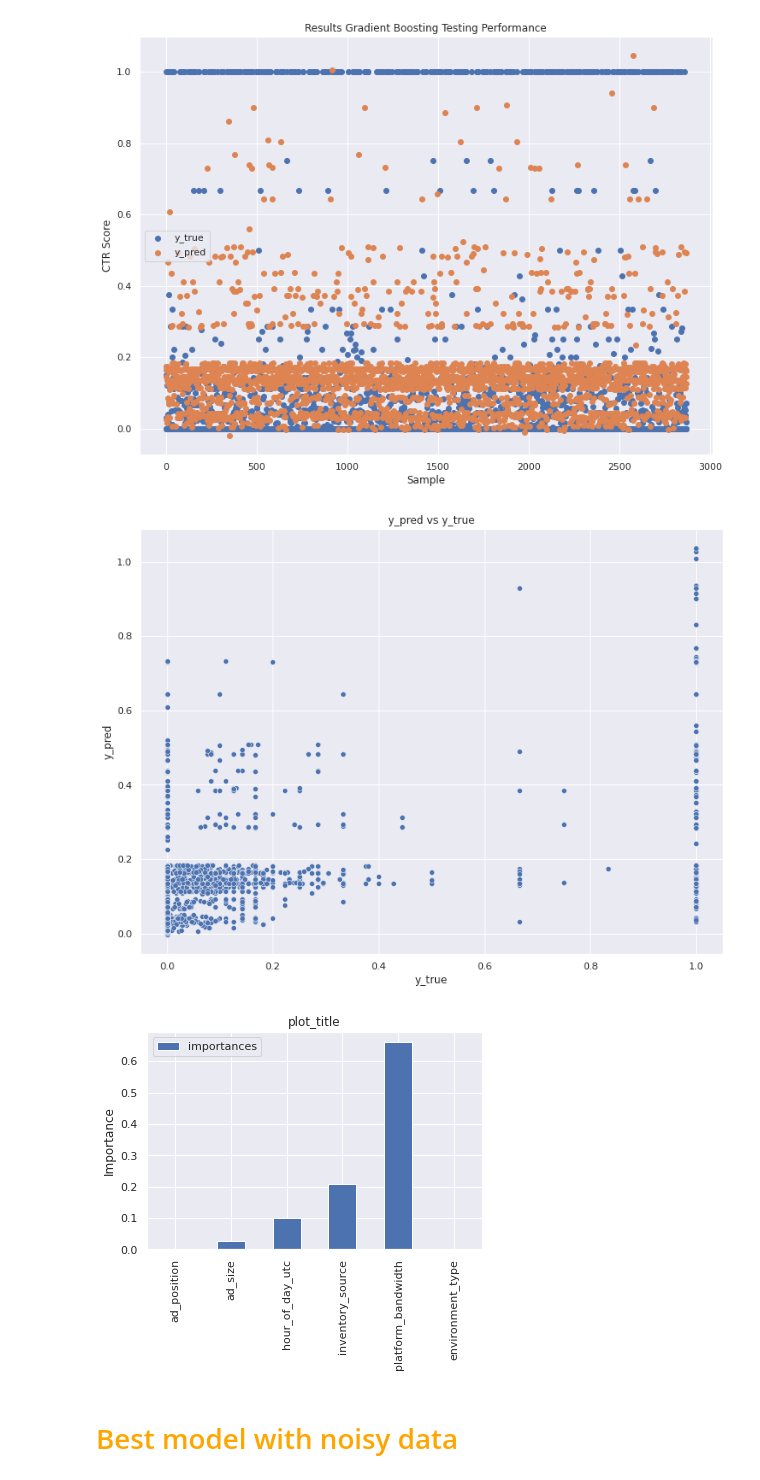
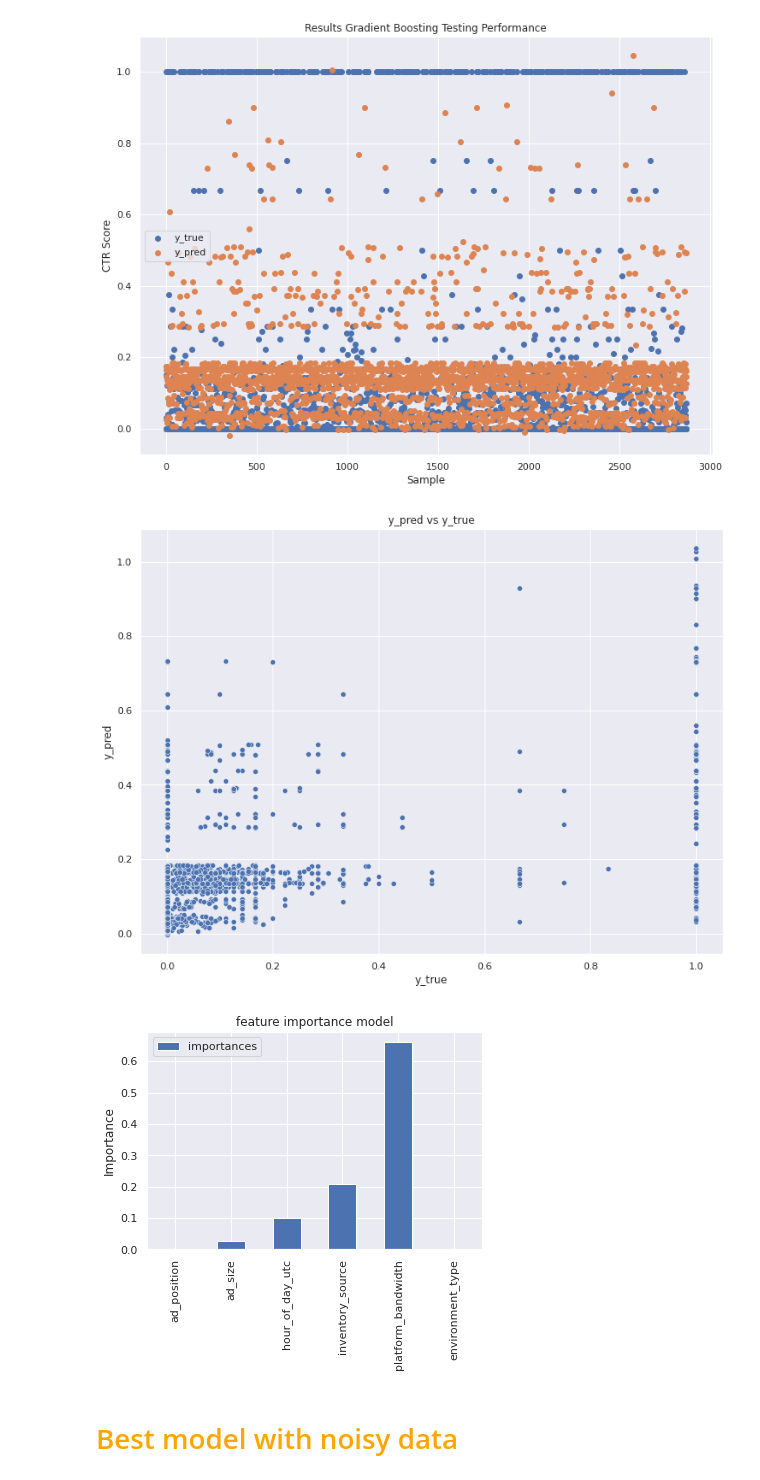
Before and after one commit to adgregory/adsmovil, a Jupyter notebook: CTR_Prueba_Tecnica.ipynb, the cells around one changed output. Cells and saved outputs as stored; diff of their text form; code cells hidden in the pictures.

```diff
--- a/CTR_Prueba_Tecnica.ipynb
+++ b/CTR_Prueba_Tecnica.ipynb
@@ -700,10 +698,10 @@ gradient_test_metrics
  'r2': 0.16269729994182014}
 [figure]
 # %%
-plot_final_metrics(gb_regressor, X_test, y_test, ctr_cleaned_df, 'plot_title')
+plot_final_metrics(gb_regressor, X_test, y_test, ctr_cleaned_df, 'feature importance model')
 # %% [output]
 [figure]
-[figure, old version]
+[figure, new version]
 # %% [markdown]
 # <font color='orange'>Best model with noisy data</font>
 # %% [markdown]
```
Also changed, not shown: parts of 2 cells of this notebook.
